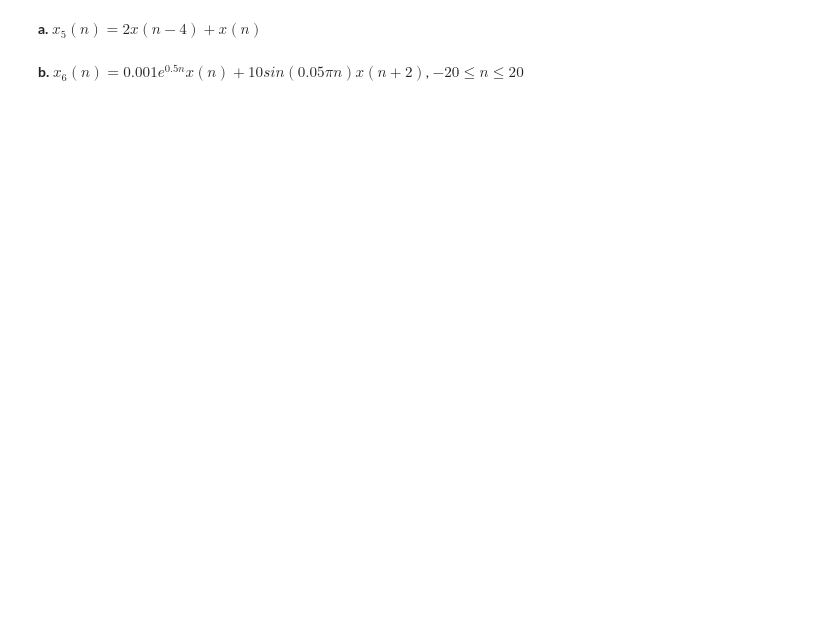
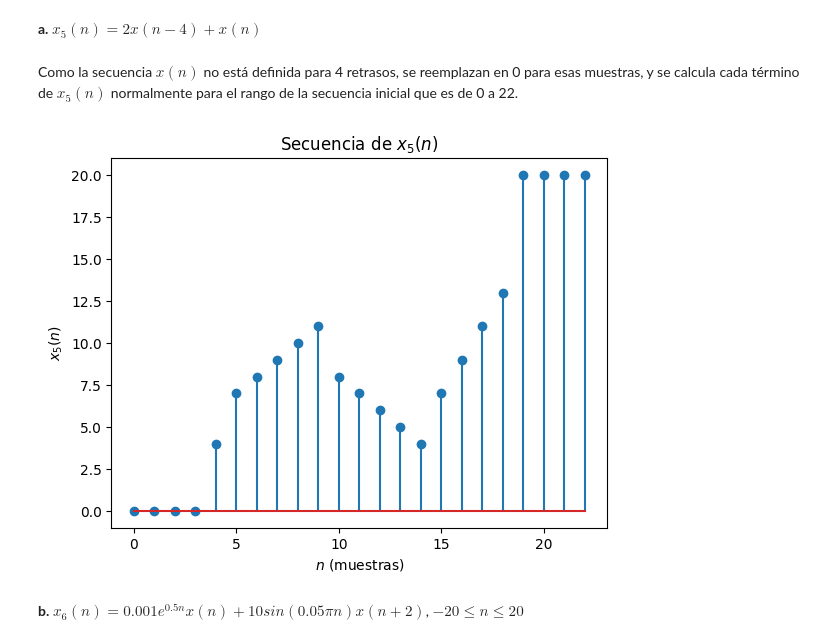
Before and after one commit to marianayarce1224/lab_biosenales, a Jupyter notebook: PRACTICA2/P2_Python_AnaMariaSeguro.ipynb, the cells around one changed output. Saved outputs shown, nothing was run; the diff lists cells and outputs as text; code cells hidden in the pictures; blank space fills up the shorter version.

```diff
--- a/PRACTICA2/P2_Python_AnaMariaSeguro.ipynb
+++ b/PRACTICA2/P2_Python_AnaMariaSeguro.ipynb
@@ -214,4 +236,23 @@ Sea $x(n)=\{0,1,2,3,4, 5̂, 4,3,2,1,0,1,2,3,4,5,5,5,5,10,10,10,10\}$
 # %% [markdown]
 <b>a.</b> $x_5(n) = 2x(n − 4) + x(n)$
+# %% [markdown]
+Como la secuencia $x(n)$ no está definida para 4 retrasos, se reemplazan en 0 para esas muestras, y se calcula cada término de $x_5(n)$ normalmente para el rango de la secuencia inicial que es de 0 a 22.
+# %%
+x5 = np.zeros(len(x_n))
+for n in range(len(x_n)):
+    if n >= 4:
+        x_n1 = x_n[n]
+        x_delay4 = x_n[n - 4]
+        x5[n] = 2 * x_delay4 + x_n1
+    else:
+        x5[n] = 0
+
+plt.stem(np.arange(0, len(x5)), x5)
+plt.title('Secuencia de $x_5(n)$')
+plt.xlabel('$n$ (muestras)')
+plt.ylabel('$x_5(n)$')
+plt.show()
+# %% [output]
+[figure, added]
 # %% [markdown]
 <b>b.</b> $x_6(n)=0.001e^{0.5n}x(n) + 10sin(0.05πn) x(n + 2)$, $−20≤n≤ 20$
```
Also changed, not shown: parts of 7 cells of this notebook.
